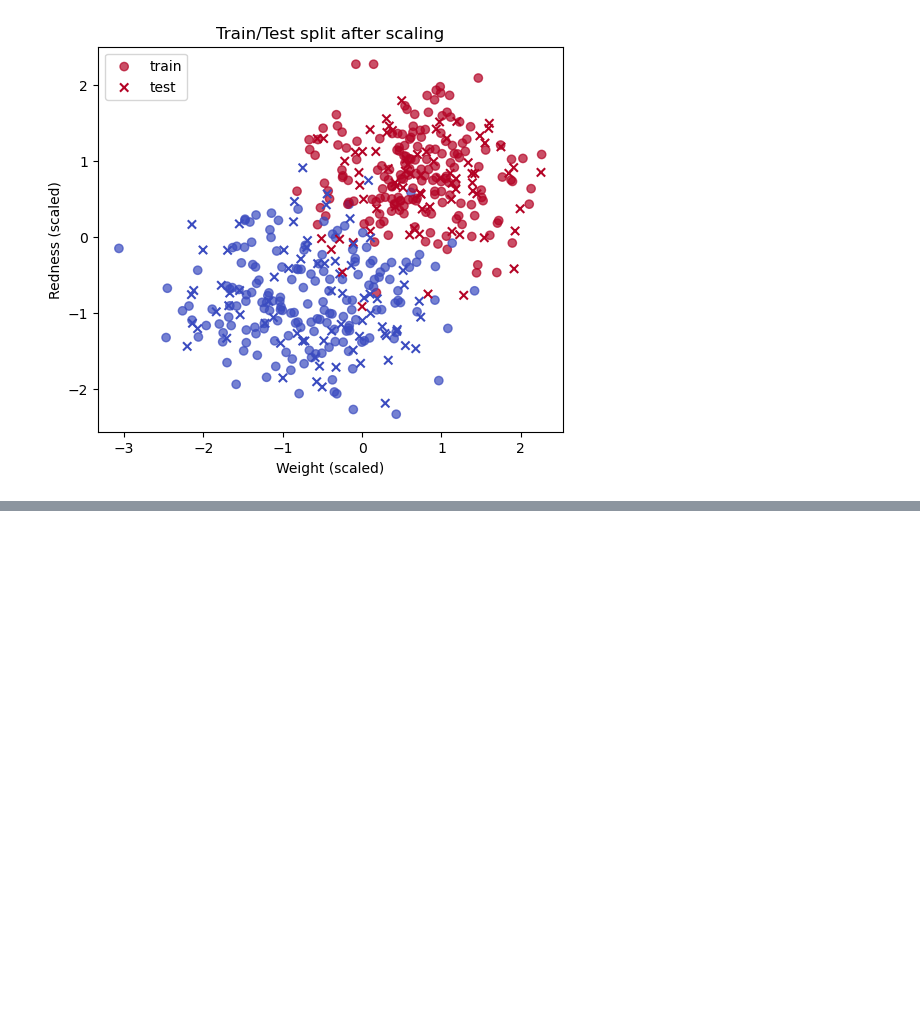
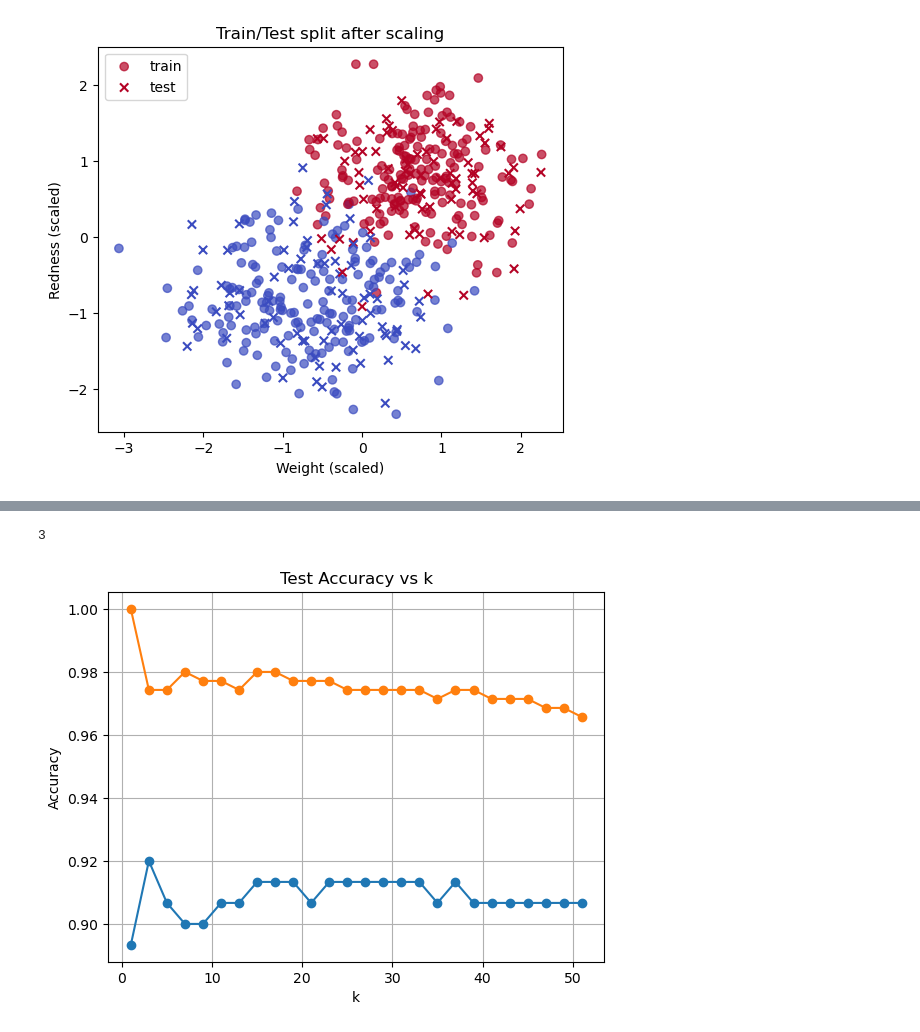
Before and after one commit to anastasiakhromova/knn_from_scratch, a Jupyter notebook: knn.ipynb, the cells around one changed output, grey strips where cells are left out. Saved outputs shown, nothing was run; the diff lists cells and outputs as text; code cells hidden in the pictures; blank space fills up the shorter version.

Commit message:
Implement KNN from scratch: distance, neighbors search, voting, prediction, k-selection, train-test error visualisation

```diff
--- a/knn.ipynb
+++ b/knn.ipynb
@@ -101,0 +146,21 @@ plt.show()
+# %%
+def knn_predict(X_train, y_train, X_test, k):
+    return np.array([knn_predict_one(X_train, y_train, x, k) for x in X_test])
+# %%
+def accuracy(y_true, y_pred):
+    return np.mean(y_true == y_pred)
+# %%
+k_values = list(range(1, 52, 2))  # odd numbers
+
+results = []
+
+for k in k_values:
+    y_pred_test = knn_predict(X_train_scaled, y_train, X_test_scaled, k)
+    test_acc = accuracy(y_test, y_pred_test)
+
+    y_pred_train = knn_predict(X_train_scaled, y_train, X_train_scaled, k)
+    train_acc = accuracy(y_train, y_pred_train)
+
+    results.append((k, train_acc, test_acc))
+
+results
@@ -101,0 +185,17 @@ plt.show()
+# %%
+best_k_min = max(results, key=lambda x: x[2])[0]
+best_k_min
+# %% [output]
+3
+# %%
+df_results = pd.DataFrame(results, columns=['k', 'train_acc', 'test_acc'])
+# %%
+plt.plot(df_results['k'], df_results['test_acc'], marker='o')
+plt.plot(df_results['k'], df_results['train_acc'], marker='o')
+plt.title("Test Accuracy vs k")
+plt.xlabel("k")
+plt.ylabel("Accuracy")
+plt.grid(True)
+plt.show()
+# %% [output]
+[figure, added]
```
Also changed, not shown: parts of 7 cells of this notebook.
